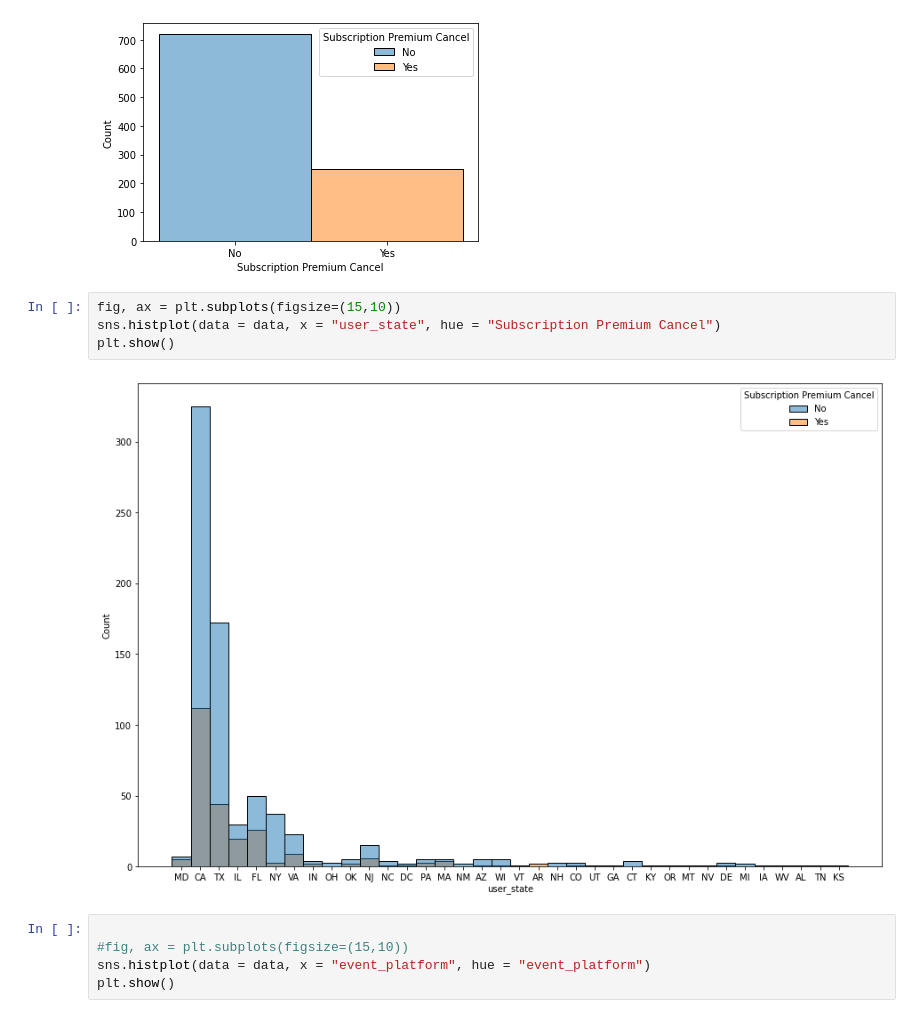
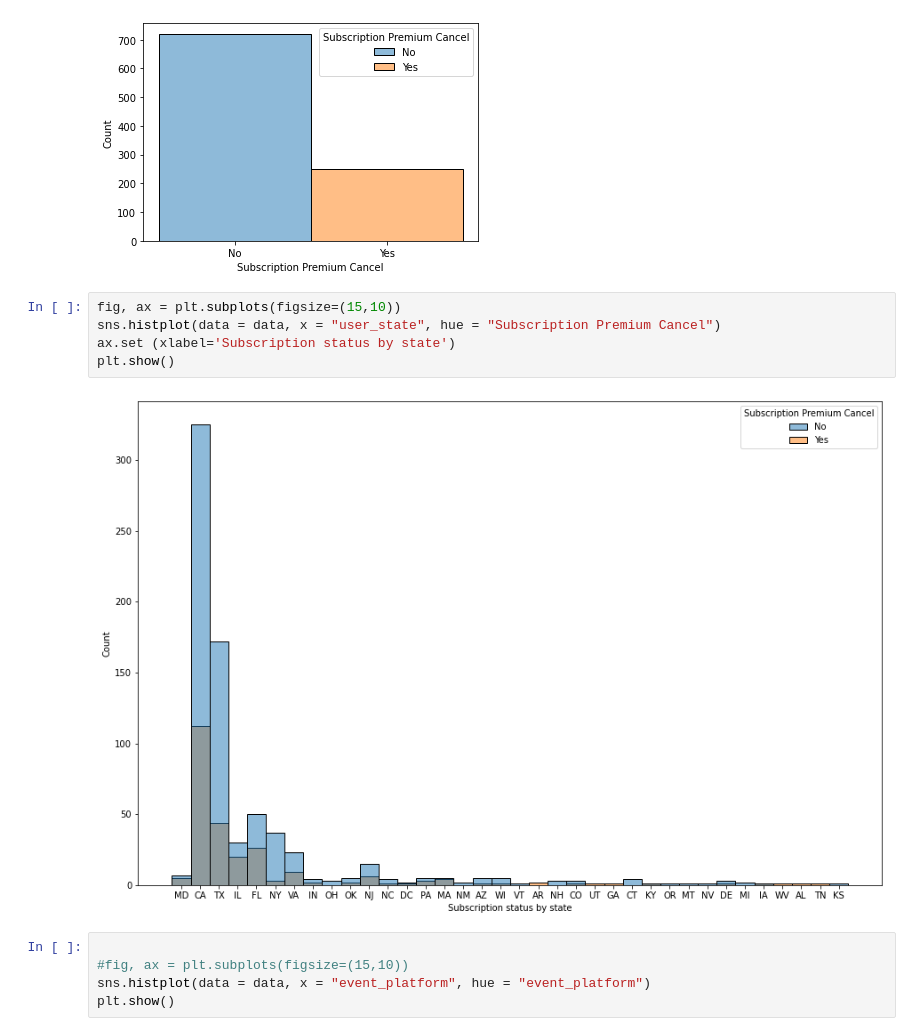
Before and after one commit to ZheZheDoshka/int20h_cryptomonks, a Jupyter notebook: visualization.ipynb, the cells around one changed output. Cells and saved outputs as stored; diff of their text form.

Commit message:
visualisation update + csv change

```diff
--- a/visualization.ipynb
+++ b/visualization.ipynb
@@ -63,9 +67,10 @@ plt.show()
 # %%
 fig, ax = plt.subplots(figsize=(15,10))
 sns.histplot(data = data, x = "user_state", hue = "Subscription Premium Cancel")
+ax.set (xlabel='Subscription status by state')
 plt.show()
 # %% [output]
-[figure, old version]
+[figure, new version]
 # %%
 
 #fig, ax = plt.subplots(figsize=(15,10))
```
Also changed, not shown: parts of 55 cells of this notebook, 3 other files.
